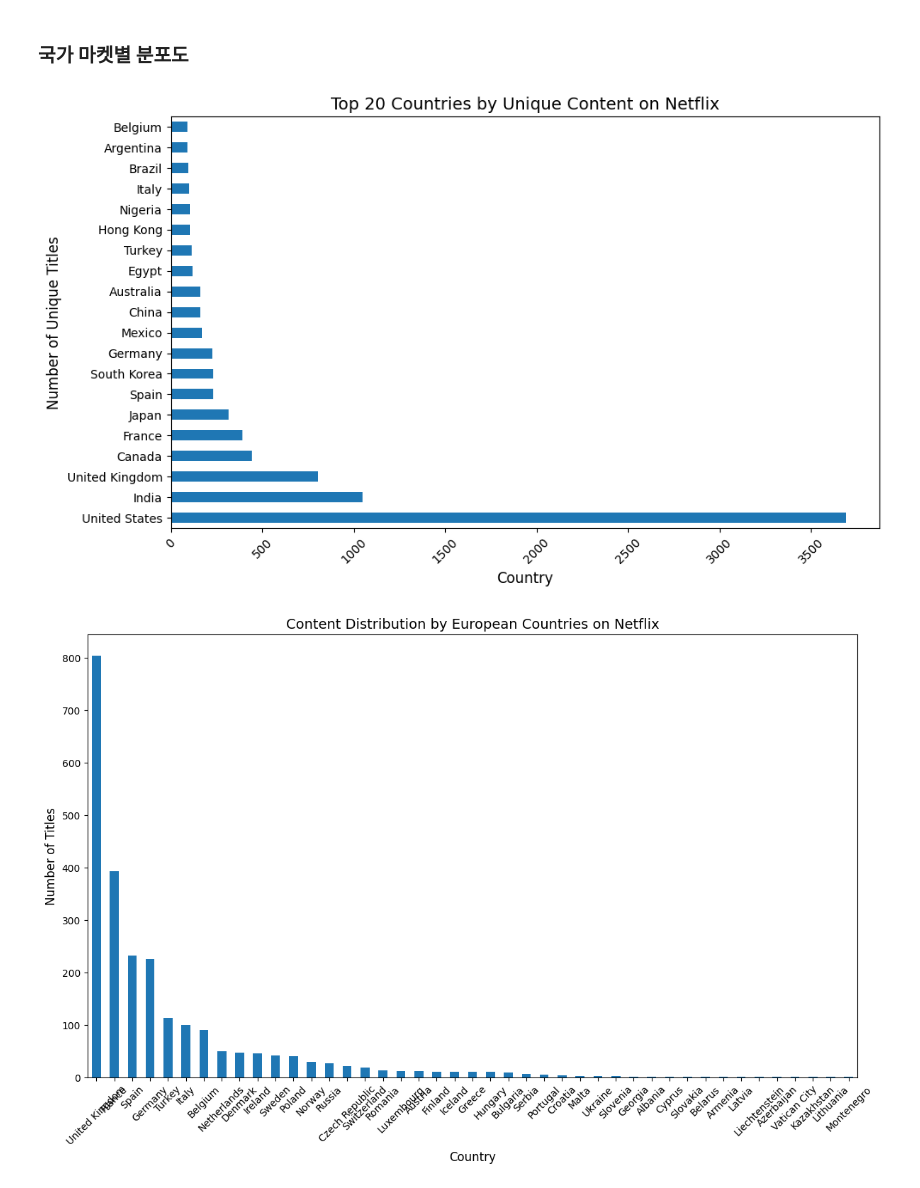
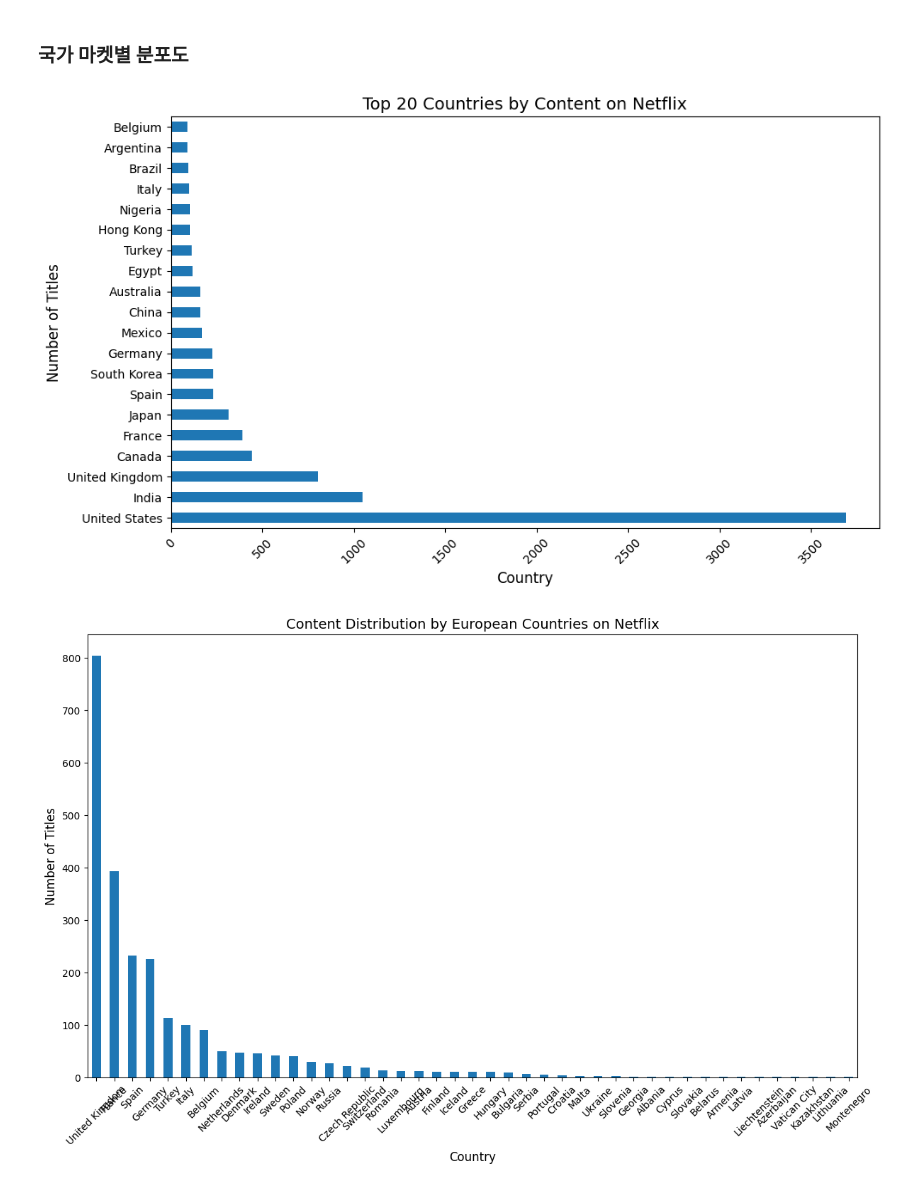
Before and after one commit to seungboAn/DATAthon, a Jupyter notebook: 김대환/joshworkspace.ipynb, the cells around one changed output. Saved outputs shown, nothing was run; the diff lists cells and outputs as text; code cells hidden in the pictures.

```diff
--- a/김대환/joshworkspace.ipynb
+++ b/김대환/joshworkspace.ipynb
@@ -5,26 +5,26 @@
 # %%
 import pandas as pd
 import matplotlib.pyplot as plt
 
 netflix_data = pd.read_csv('netflix_titles.csv')
 
 netflix_countries_split = netflix_data.dropna(subset=['country']).copy()
 netflix_countries_split = netflix_countries_split.assign(
     country=netflix_countries_split['country'].str.split(', ')
 ).explode('country')
 
 unique_country_counts = netflix_countries_split['country'].value_counts()
 
 plt.figure(figsize=(10, 6))
 unique_country_counts.head(20).plot(kind='barh')
-plt.title('Top 20 Countries by Unique Content on Netflix', fontsize=14)
+plt.title('Top 20 Countries by Content on Netflix', fontsize=14)
 plt.xlabel('Country', fontsize=12)
-plt.ylabel('Number of Unique Titles', fontsize=12)
+plt.ylabel('Number of Titles', fontsize=12)
 plt.xticks(rotation=45)
 plt.tight_layout()
 plt.show()
 # %% [output]
-[figure, old version]
+[figure, new version]
 # %%
 # 유럽분포
 european_countries = [
```
Also changed, not shown: parts of 7 cells of this notebook.
